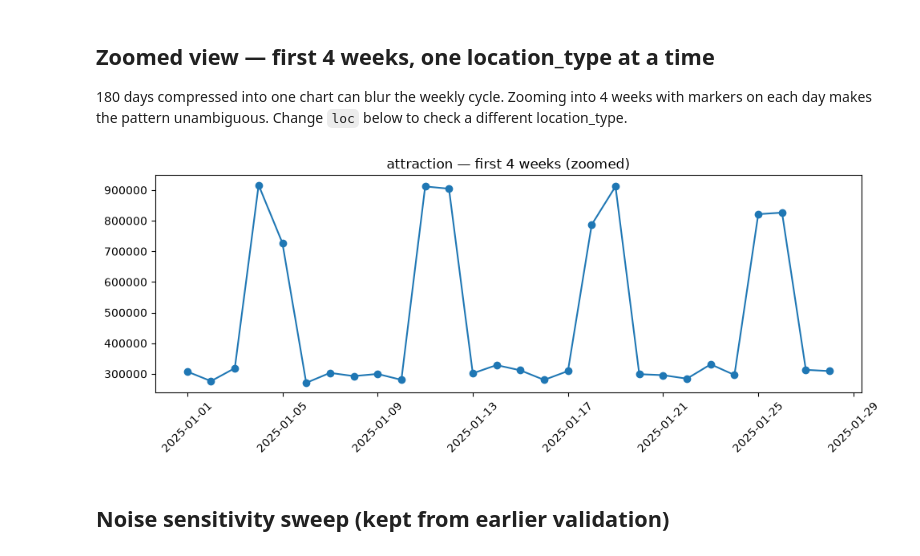
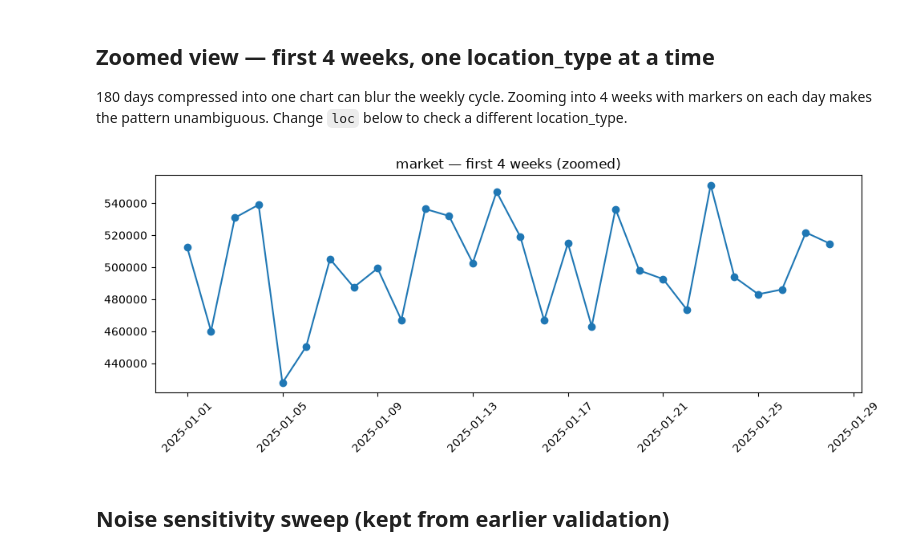
Before and after one commit to regensa18/qris_synthetic_data_generation, a Jupyter notebook: exploration_new.ipynb, the cells around one changed output. Saved outputs shown, nothing was run; the diff lists cells and outputs as text; code cells hidden in the pictures.

```diff
--- a/exploration_new.ipynb
+++ b/exploration_new.ipynb
@@ -73,19 +73,19 @@ plt.show()
 4 weeks with markers on each day makes the pattern unambiguous. Change
 `loc` below to check a different location_type.
 # %%
-loc = "attraction"  # change to residential / attraction / market to inspect others
+loc = "market"  # change to residential / attraction / market to inspect others
 
 result = generate_steady_merchant(location_type=loc, seed=42)
 d = result["data"].head(28)  # first 4 weeks only
 
 fig, ax = plt.subplots(figsize=(10, 4))
 ax.plot(d["date"], d["revenue"], marker="o")
 ax.set_title(f"{loc} — first 4 weeks (zoomed)")
 plt.xticks(rotation=45)
 plt.tight_layout()
 plt.show()
 # %% [output]
-[figure, old version]
+[figure, new version]
 # %% [markdown]
 ## Noise sensitivity sweep (kept from earlier validation)
 # %%
```
Also changed, not shown: 2 other files.
